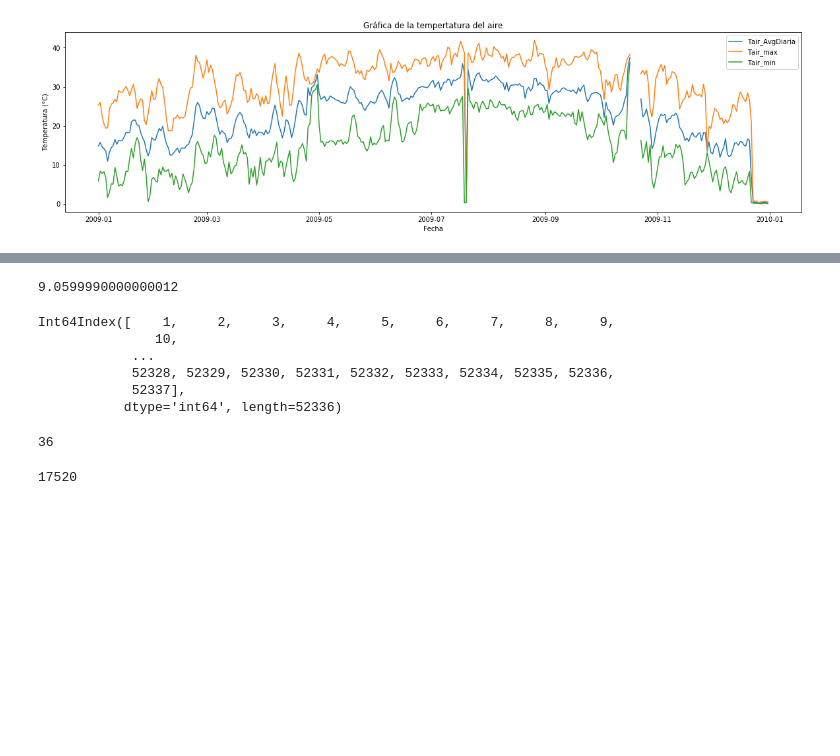
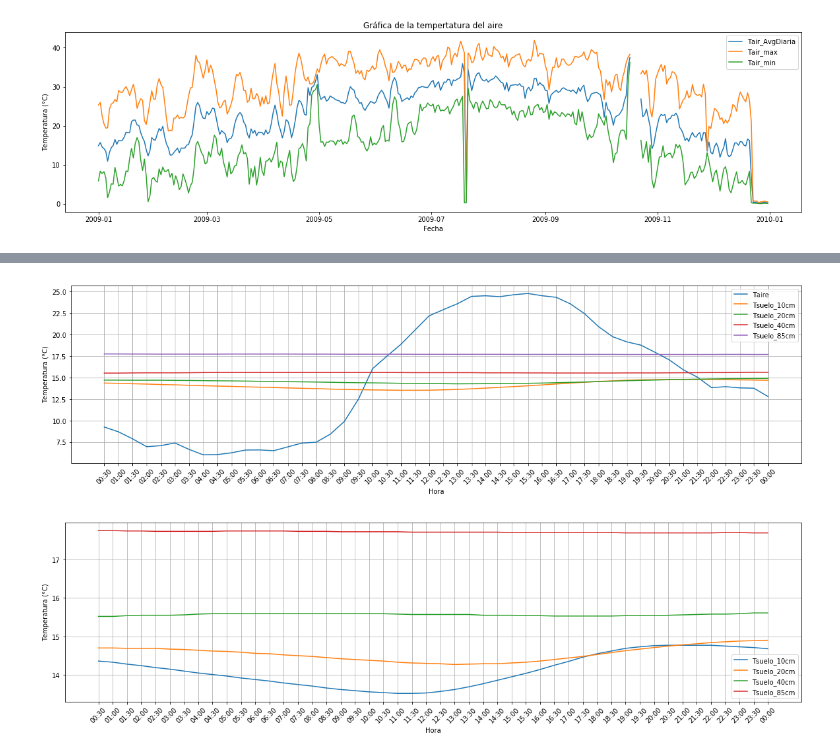
Before and after one commit to Askleth/Archivero, a Jupyter notebook: Actividad_8/Act8.ipynb, the cells around one changed output, grey strips where cells are left out. Saved outputs shown, nothing was run; the diff lists cells and outputs as text; code cells hidden in the pictures; blank space fills up the shorter version.

```diff
--- a/Actividad_8/Act8.ipynb
+++ b/Actividad_8/Act8.ipynb
@@ -6,14 +7,20 @@ import re
 # %%
 meteo = pd.read_csv("meteo-nogal-09.csv",engine = "python")
 
-Unnames = []
-for i in range(0,len(meteo.columns)):
-    if(re.search("^Unnamed",meteo.columns[i]) != None):
-        Unnames.append(meteo.columns[i])
-Unnames
+meteo = pd.DataFrame({"DATE" : meteo["DATE"],
+                      "TIME" : meteo["TIME"],
+                      "airT_Avg" : meteo["airT_Avg"]})
+# Unnames = []
+# for i in range(0,len(meteo.columns)):
+#     if(re.search("^Unnamed",meteo.columns[i]) != None):
+#         Unnames.append(meteo.columns[i])
+# Unnames
 
-meteo = meteo.drop(Unnames,1)
+# meteo = meteo.drop(Unnames,1)
 meteo = meteo.drop(0,0)
+
+
+
 meteo["DATE"] = pd.to_datetime(meteo["DATE"],dayfirst=True)
 meteo = meteo[meteo["DATE"] < "2010-01-01"]
 tempD = meteo["DATE"]
@@ -165,22 +157,0 @@ meteo1dia
-# %%
-i = 3
-meteo["airT_Avg"][i]
-# %% [output]
-9.0599990000000012
-# %%
-meteo.index
-# %% [output]
-Int64Index([    1,     2,     3,     4,     5,     6,     7,     8,     9,
-               10,
-            ...
-            52328, 52329, 52330, 52331, 52332, 52333, 52334, 52335, 52336,
-            52337],
-           dtype='int64', length=52336)
-# %%
-len(meteo1dia)
-# %% [output]
-36
-# %%
-365*48
-# %% [output]
-17520
@@ -186,0 +163,24 @@ len(meteo1dia)
+# %%
+graf = undia[["Taire","Tsuelo_10cm","Tsuelo_20cm","Tsuelo_40cm","Tsuelo_85cm"]]
+
+plt.figure(figsize = (20,5))
+plt.xlabel("Hora")
+plt.ylabel("Temperatura (°C)")
+plt.grid()
+plt.plot(undia.index,graf)
+plt.xticks(np.arange(len(undia)), undia["HORA"], rotation = 45)
+plt.legend(graf)
+plt.show()
+
+graf = undia[["Tsuelo_10cm","Tsuelo_20cm","Tsuelo_40cm","Tsuelo_85cm"]]
+plt.figure(figsize = (20,5))
+plt.xlabel("Hora")
+plt.ylabel("Temperatura (°C)")
+plt.grid()
+plt.plot(undia.index,graf)
+plt.xticks(np.arange(len(undia)), undia["HORA"], rotation = 45)
+plt.legend(graf)
+plt.show()
+# %% [output]
+[figure, added]
+[figure, added]
```
Also changed, not shown: parts of 12 cells of this notebook.
